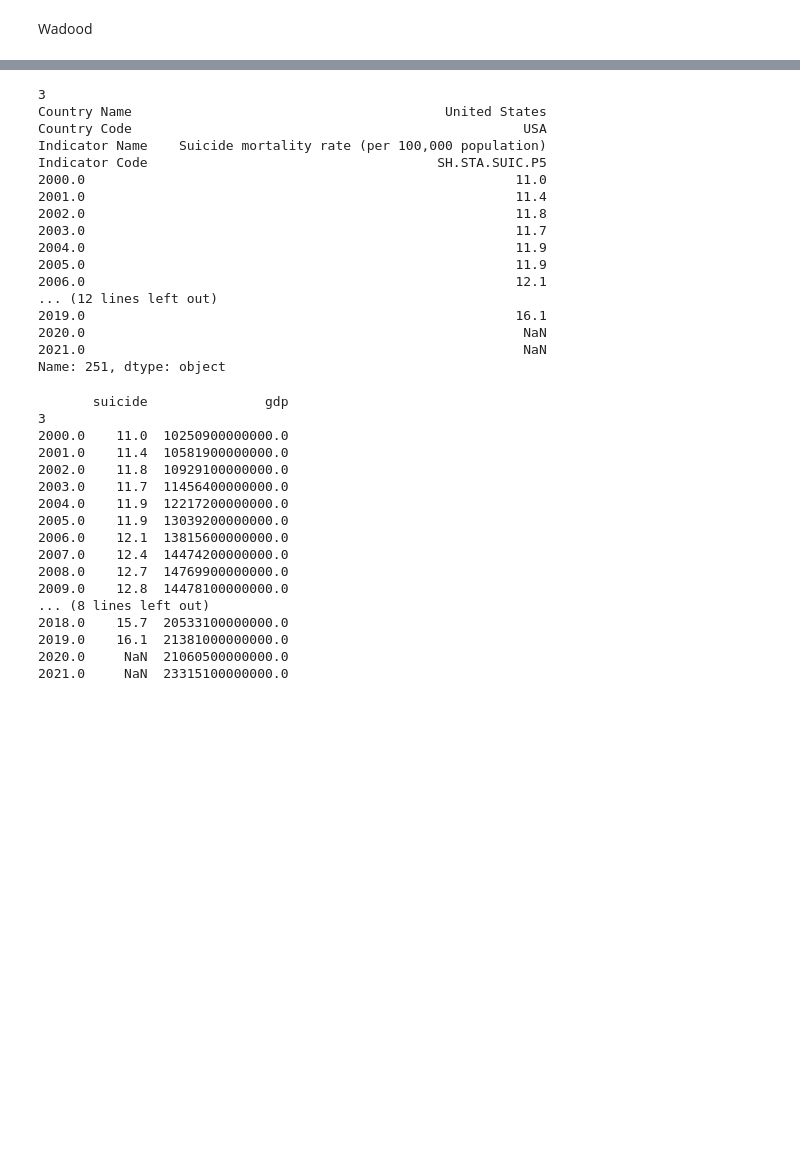
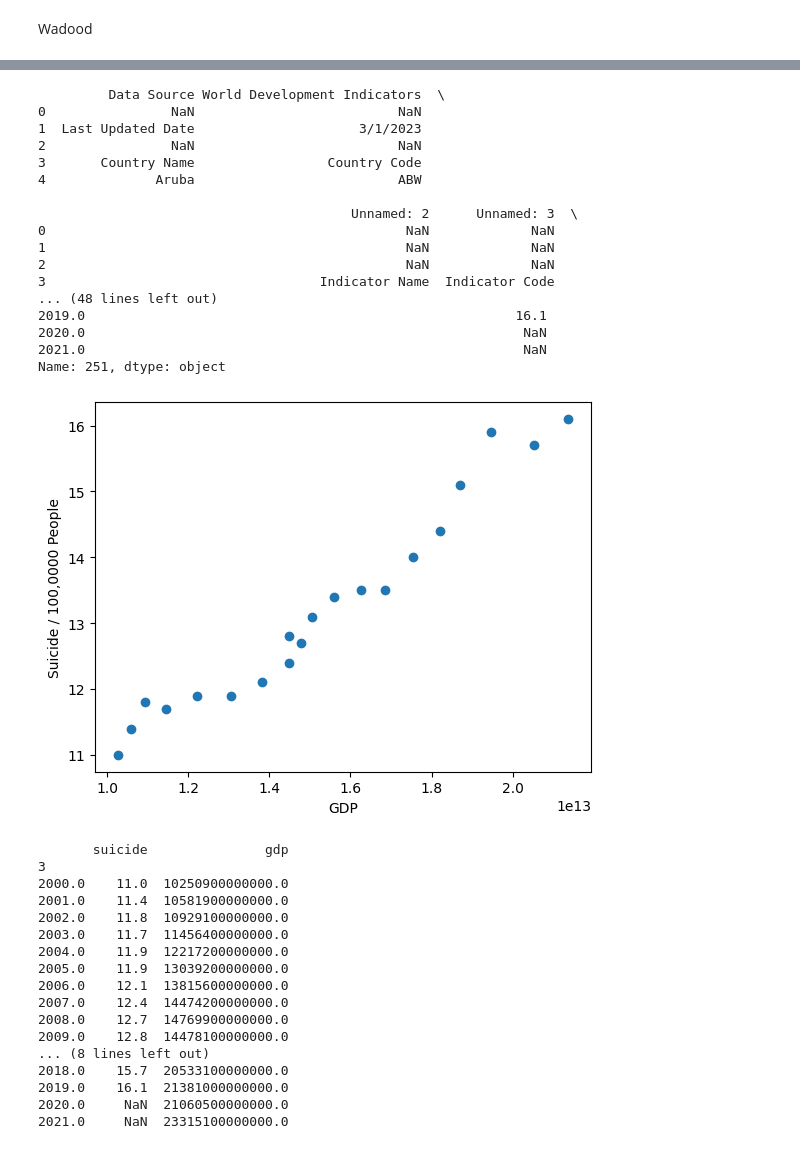
Before and after one commit to wadoodbutt/wadoodbutt.github.io, a Jupyter notebook: final_tutorial.ipynb, the cells around one changed output, grey strips where cells are left out. Saved outputs shown, nothing was run; the diff lists cells and outputs as text; code cells hidden in the pictures; blank space fills up the shorter version.

```diff
--- a/final_tutorial.ipynb
+++ b/final_tutorial.ipynb
@@ -366,67 +362,53 @@ Name: 251, dtype: object
 | 4 | Angola | AGO | GDP (current US$) | NY.GDP.MKTP.CD | 9.129595e+09 | 8.936064e+09 | 1.528559e+10 | 1.781270e+10 | ... |
 5 rows × 26 columns
 # %%
-# petrieve suicide data for states from a URL using requests
+# Extracting the data for global suicide
 sui_states = requests.get('https://raw.githubusercontent.com/wadoodbutt/wadoodbutt.github.io/main/datasets/statessuicide.csv')
 
-# pead the data into a Pandas DataFrame
 file_sui_states = io.StringIO(sui_states.text)
+
 df_sui_states = pd.read_csv(file_sui_states, sep=',')
+# Filthy, uncleaned data
+print(df_sui_states.head())
+# Cleaning up the data / Rerranging the columns
+# Making aow the column headers then removing 3 irrelevant rows
+df_sui_states.columns = df_sui_states.iloc[3]
+df_sui_states = df_sui_states.drop([0,1,2,3])
+df_sui_states = df_sui_states.reset_index(drop=True)
+df_sui_states = df_sui_states.drop(df_sui_states.iloc[:, 4:44], axis=1)
+# Extract united states data from global data
 
-# bet the column names to the values in the 4th row
-df_sui_states.columns = df_sui_states.iloc[3]
-
-# srop the first 4 rows (0, 1, 2, 3) as they contain unnecessary information
-df_sui_states = df_sui_states.drop([0, 1, 2, 3])
-
-# seset the index of the DataFrame after dropping rows
-df_sui_states = df_sui_states.reset_index(drop=True)
-
-# srop columns from index 4 to 44 (exclusive) using iloc
-df_sui_states = df_sui_states.drop(df_sui_states.iloc[:, 4:44], axis=1)
-
-# srint the row at index 251 (presumably a specific state's suicide data)
 print(df_sui_states.iloc[251])
 # %% [output]
-3
-Country Name                                        United States
-Country Code                                                  USA
-Indicator Name    Suicide mortality rate (per 100,000 population)
-Indicator Code                                     SH.STA.SUIC.P5
-2000.0                                                       11.0
-2001.0                                                       11.4
-2002.0                                                       11.8
-2003.0                                                       11.7
-2004.0                                                       11.9
-2005.0                                                       11.9
-2006.0                                                       12.1
-... (12 lines left out)
+         Data Source World Development Indicators  \
+0                NaN                          NaN
+1  Last Updated Date                     3/1/2023
+2                NaN                          NaN
+3       Country Name                 Country Code
+4              Aruba                          ABW
+
+                                        Unnamed: 2      Unnamed: 3  \
+0                                              NaN             NaN
+1                                              NaN             NaN
+2                                              NaN             NaN
+3                                   Indicator Name  Indicator Code
+... (48 lines left out)
 2019.0                                                       16.1
 2020.0                                                        NaN
 2021.0                                                        NaN
 Name: 251, dtype: object
 # %%
-# preate an empty DataFrame to store the final data
 df_final = pd.DataFrame()
-
-# pxtract the suicide data for a specific state from the suicide DataFrame and transpose it
+# Combining united states suicide and gdp
 df_final['suicide'] = df_sui_states.iloc[251, 4:26].transpose()
-
-# bxtract the GDP data for the same specific state from the GDP DataFrame and transpose it
 df_final['gdp'] = df_gdp_states.iloc[251, 4:26].transpose()
-
-# sreate a scatter plot with GDP on the x-axis and suicide rate on the y-axis
 plt.scatter(x=df_final['gdp'], y=df_final['suicide'])
-
-# set the x-axis label
 plt.xlabel("GDP")
-
-# set the y-axis label
-plt.ylabel("Suicide / 100,000 People")
-
-# srint the final DataFrame
+plt.ylabel("Suicide / 100,0000 People")
+plt.show()
 print(df_final)
 # %% [output]
+[figure, added]
        suicide               gdp
 3
 2000.0    11.0  10250900000000.0
```
Also changed, not shown: parts of 11 cells of this notebook.
